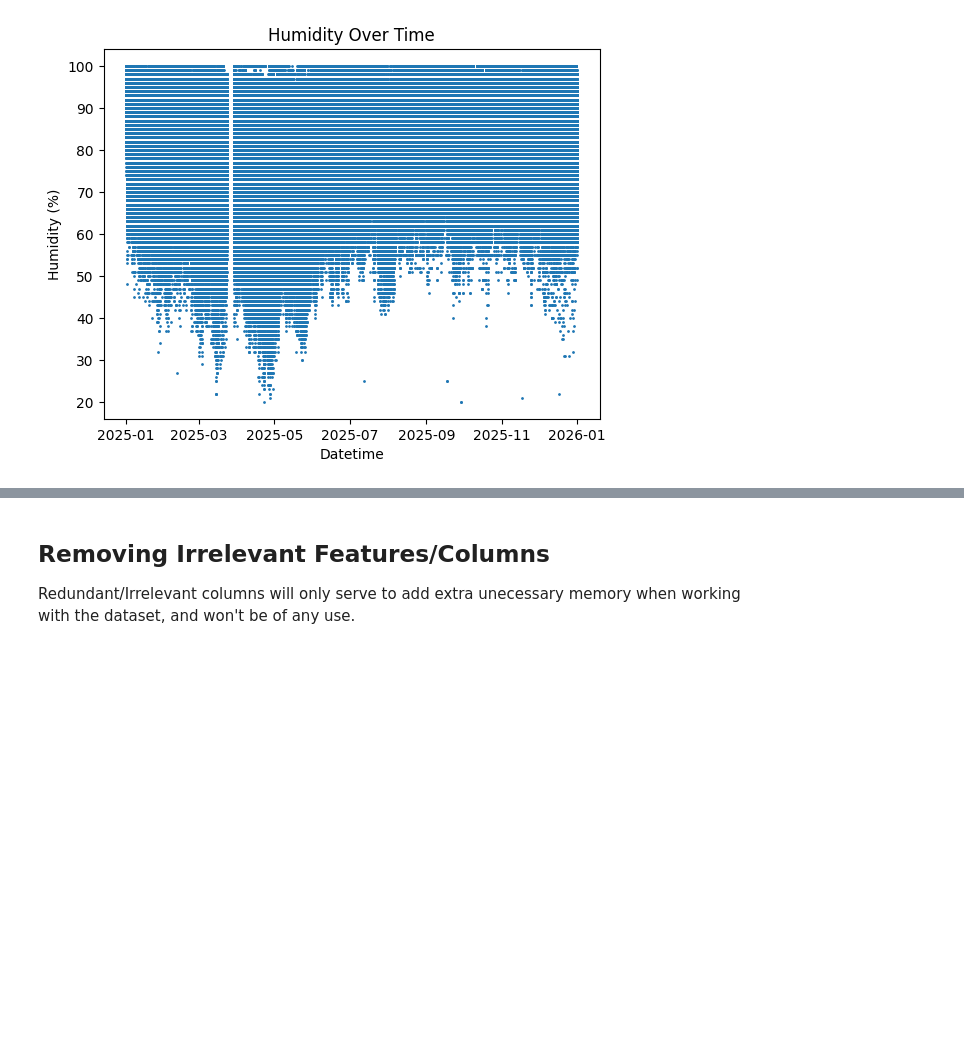
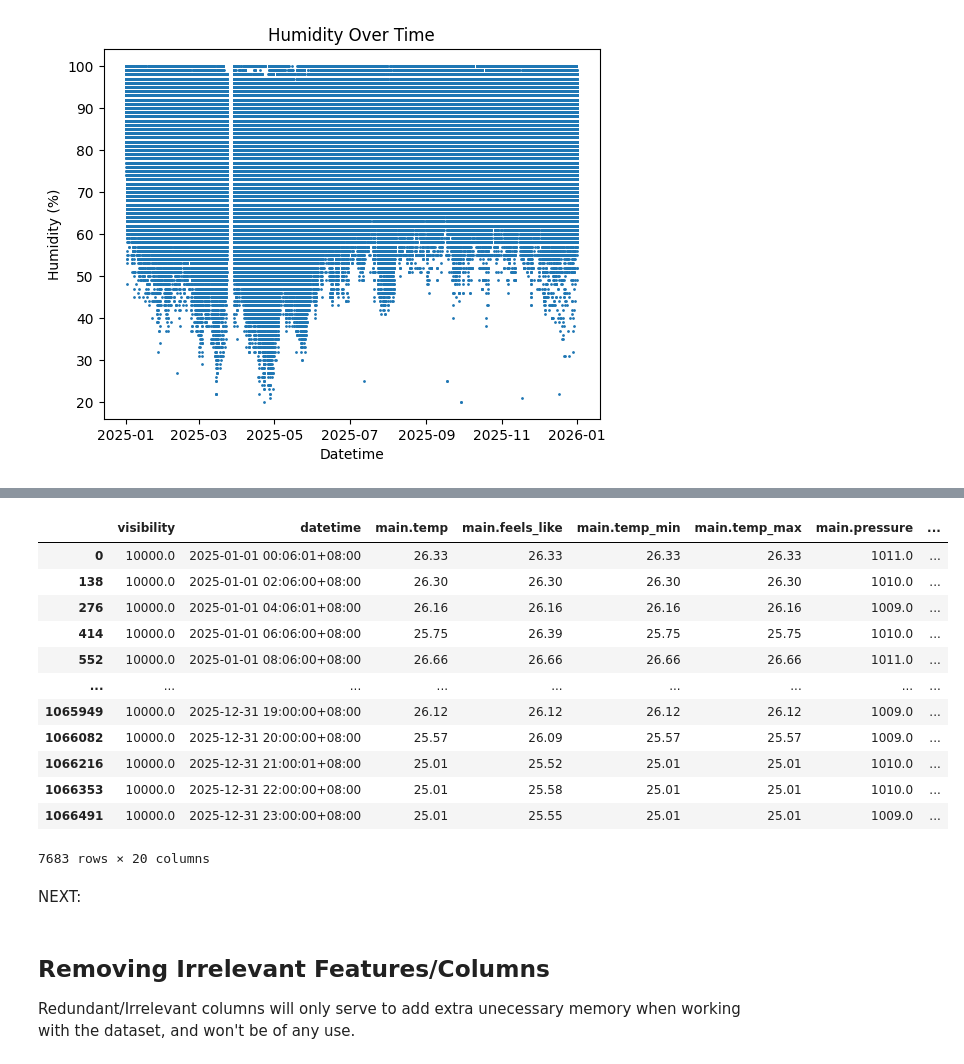
Before and after one commit to Lanzero225/Python-Notebooks, a Jupyter notebook: Philippine Weather/weather.ipynb, the cells around one changed output, grey strips where cells are left out. Saved outputs shown, nothing was run; the diff lists cells and outputs as text; code cells hidden in the pictures; blank space fills up the shorter version.

```diff
--- a/Philippine Weather/weather.ipynb
+++ b/Philippine Weather/weather.ipynb
@@ -263,3 +304,21 @@ plt.show()
+# %%
+weather_dataframe[weather_dataframe['city_name'] == 'Alaminos']
+# %% [output]
+|  | visibility | datetime | main.temp | main.feels_like | main.temp_min | main.temp_max | main.pressure | ... |
+| 0 | 10000.0 | 2025-01-01 00:06:01+08:00 | 26.33 | 26.33 | 26.33 | 26.33 | 1011.0 | ... |
+| 138 | 10000.0 | 2025-01-01 02:06:00+08:00 | 26.30 | 26.30 | 26.30 | 26.30 | 1010.0 | ... |
+| 276 | 10000.0 | 2025-01-01 04:06:01+08:00 | 26.16 | 26.16 | 26.16 | 26.16 | 1009.0 | ... |
+| 414 | 10000.0 | 2025-01-01 06:06:00+08:00 | 25.75 | 26.39 | 25.75 | 25.75 | 1010.0 | ... |
+| 552 | 10000.0 | 2025-01-01 08:06:00+08:00 | 26.66 | 26.66 | 26.66 | 26.66 | 1011.0 | ... |
+| ... | ... | ... | ... | ... | ... | ... | ... | ... |
+| 1065949 | 10000.0 | 2025-12-31 19:00:00+08:00 | 26.12 | 26.12 | 26.12 | 26.12 | 1009.0 | ... |
+| 1066082 | 10000.0 | 2025-12-31 20:00:00+08:00 | 25.57 | 26.09 | 25.57 | 25.57 | 1009.0 | ... |
+| 1066216 | 10000.0 | 2025-12-31 21:00:01+08:00 | 25.01 | 25.52 | 25.01 | 25.01 | 1010.0 | ... |
+| 1066353 | 10000.0 | 2025-12-31 22:00:00+08:00 | 25.01 | 25.58 | 25.01 | 25.01 | 1010.0 | ... |
+| 1066491 | 10000.0 | 2025-12-31 23:00:00+08:00 | 25.01 | 25.55 | 25.01 | 25.01 | 1009.0 | ... |
+7683 rows × 20 columns
+# %% [markdown]
+NEXT:
 # %% [markdown]
 ## Removing Irrelevant Features/Columns
 
```
Also changed, not shown: parts of 7 cells of this notebook.
